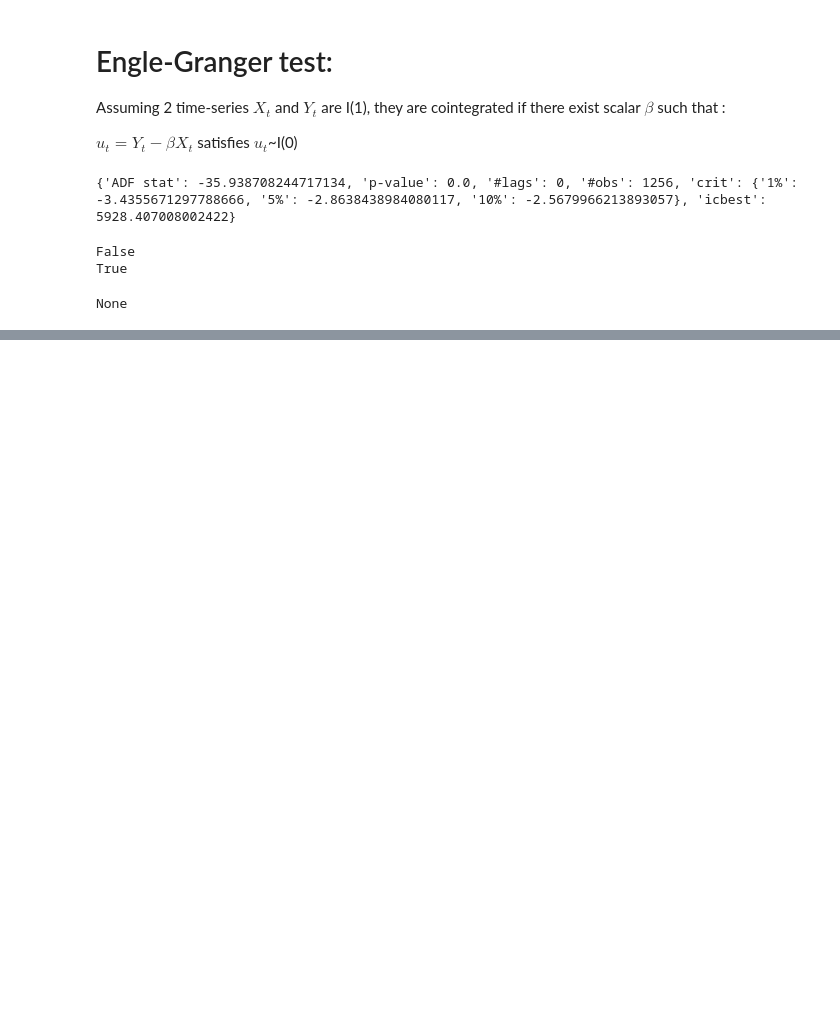
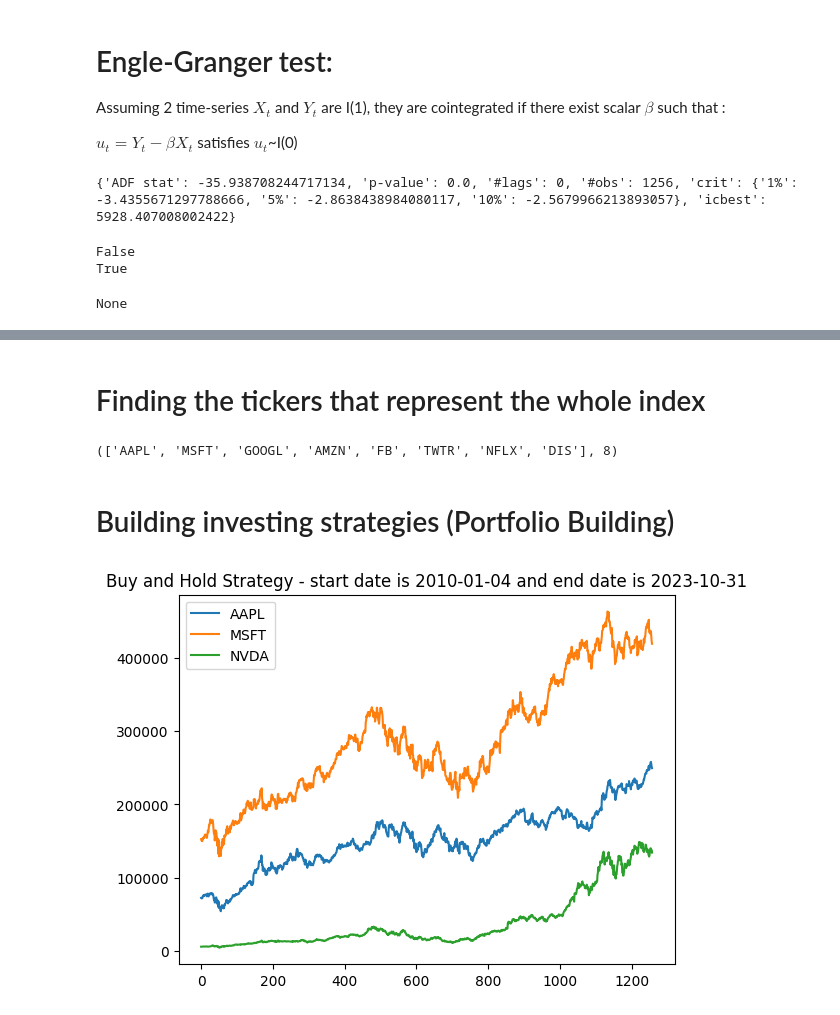
Before and after one commit to carlhandouka/Finance-personal-projects, a Jupyter notebook: Cointegration.ipynb, the cells around one changed output, grey strips where cells are left out. Drawn from its saved outputs; the diff is of its cells as text; code cells hidden in the pictures; blank space fills up the shorter version.

Commit message:
portfolio building and pairs selection

```diff
--- a/Cointegration.ipynb
+++ b/Cointegration.ipynb
@@ -7,7 +9,7 @@ import yfinance as yf
 # %%
-returns_close = pd.read_csv('sp500_prices_close.csv', index_col=0, parse_dates=True)
-returns_close = returns_close.dropna()
-print(returns_close.head())
+prices_close = pd.read_csv('sp500_prices_close.csv', index_col=0, parse_dates=True)
+prices_close = prices_close.dropna()
+print(prices_close.head())
 # %% [output]
                     A       AAPL       ABBV        ABT       ACGL         ACN  \
 Date
@@ -129,0 +124,2 @@ Cointegrated pair: A and SYY with p-value 0.010960432099005534
+# %% [markdown]
+# Finding the tickers that represent the whole index
@@ -129,0 +142,21 @@ Cointegrated pair: A and SYY with p-value 0.010960432099005534
+# %%
+print(minimum_pairs(pair_test))
+# %% [output]
+(['AAPL', 'MSFT', 'GOOGL', 'AMZN', 'FB', 'TWTR', 'NFLX', 'DIS'], 8)
+# %% [markdown]
+# Building investing strategies (Portfolio Building)
+# %%
+def buy_and_hold(df,ticker,capital=100):
+    price=[]
+    for i in range(len(df)):
+        price.append(df[ticker].iloc[i]*capital)
+    return price
+# %%
+plt.plot(buy_and_hold(prices_close,'AAPL',capital=1000))
+plt.plot(buy_and_hold(prices_close,'MSFT',capital=1000))
+plt.plot(buy_and_hold(prices_close,'NVDA',capital=1000))
+plt.title('Buy and Hold Strategy - start date is 2010-01-04 and end date is 2023-10-31')
+plt.legend(['AAPL','MSFT','NVDA'])
+plt.show()
+# %% [output]
+[figure, added]
```
Also changed, not shown: parts of 16 cells of this notebook.
